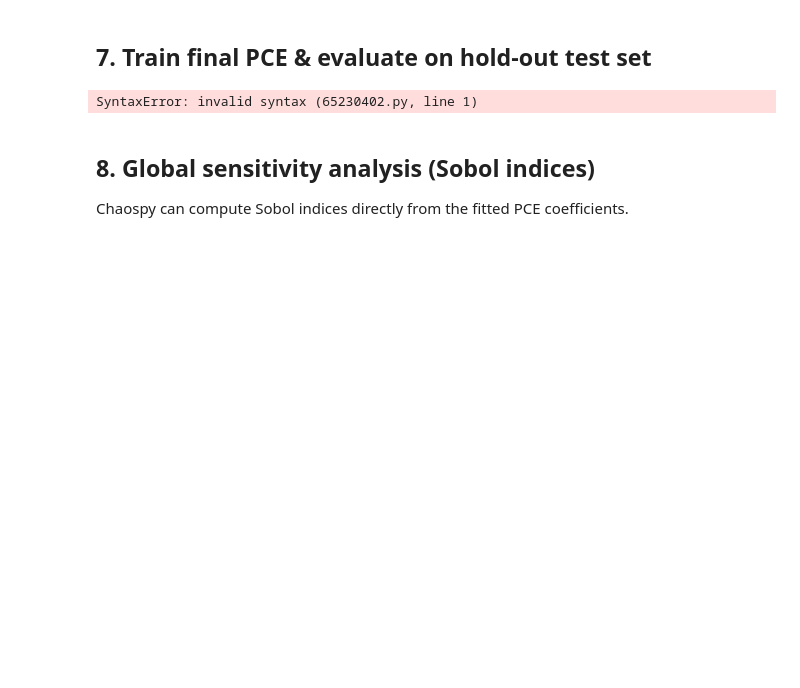
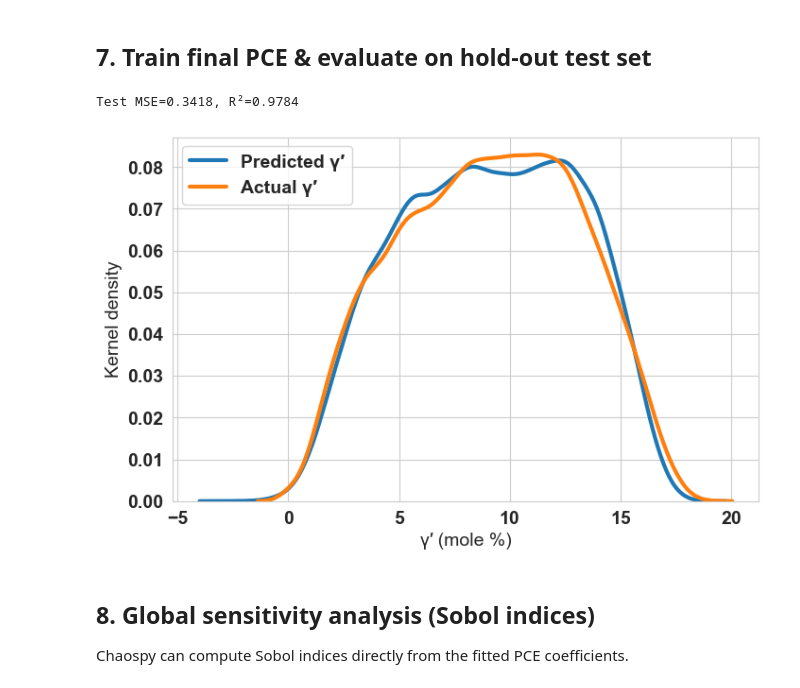
Before and after one commit to imqcam/composition-microstructure-sensitivity-analysis-release, a Jupyter notebook: Composition_to_Microstructure_Sensitivity_pipeline.ipynb, the cells around one changed output. Saved outputs shown, nothing was run; the diff lists cells and outputs as text; code cells hidden in the pictures; blank space fills up the shorter version.

```diff
--- a/Composition_to_Microstructure_Sensitivity_pipeline.ipynb
+++ b/Composition_to_Microstructure_Sensitivity_pipeline.ipynb
@@ -218,26 +216,27 @@ Selected polynomial order: 4
 # %% [markdown]
 ## 7. Train final PCE & evaluate on hold‑out test set
 # %%
-7. Final model fit & test evaluation
+#7. Final model fit & test evaluation
 
 poly_final = cp.expansion.stieltjes(best_order, joint_dist)
 model_final = cp.fit_regression(poly_final, X_train.T, y_train)
 
 y_test_pred = model_final(*X_test.T)
 test_mse = mean_squared_error(y_test, y_test_pred)
 test_r2 = r2_score(y_test, y_test_pred)
 print(f"Test MSE={test_mse:.4f}, R²={test_r2:.4f}")
 
 # KDE overlay
 plt.figure(figsize=(8,5))
 sns.kdeplot(y_test_pred, linewidth=3, label="Predicted γ′")
 sns.kdeplot(y_test, linewidth=3, label="Actual γ′")
 plt.xlabel("γ′ (mole %)")
 plt.ylabel("Kernel density")
 plt.legend()
 plt.show()
 # %% [output]
-SyntaxError: invalid syntax (65230402.py, line 1)
+Test MSE=0.3418, R²=0.9784
+[figure, added]
 # %% [markdown]
 ## 8. Global sensitivity analysis (Sobol indices)
 
```
Also changed, not shown: parts of 10 cells of this notebook, 1 other file.
